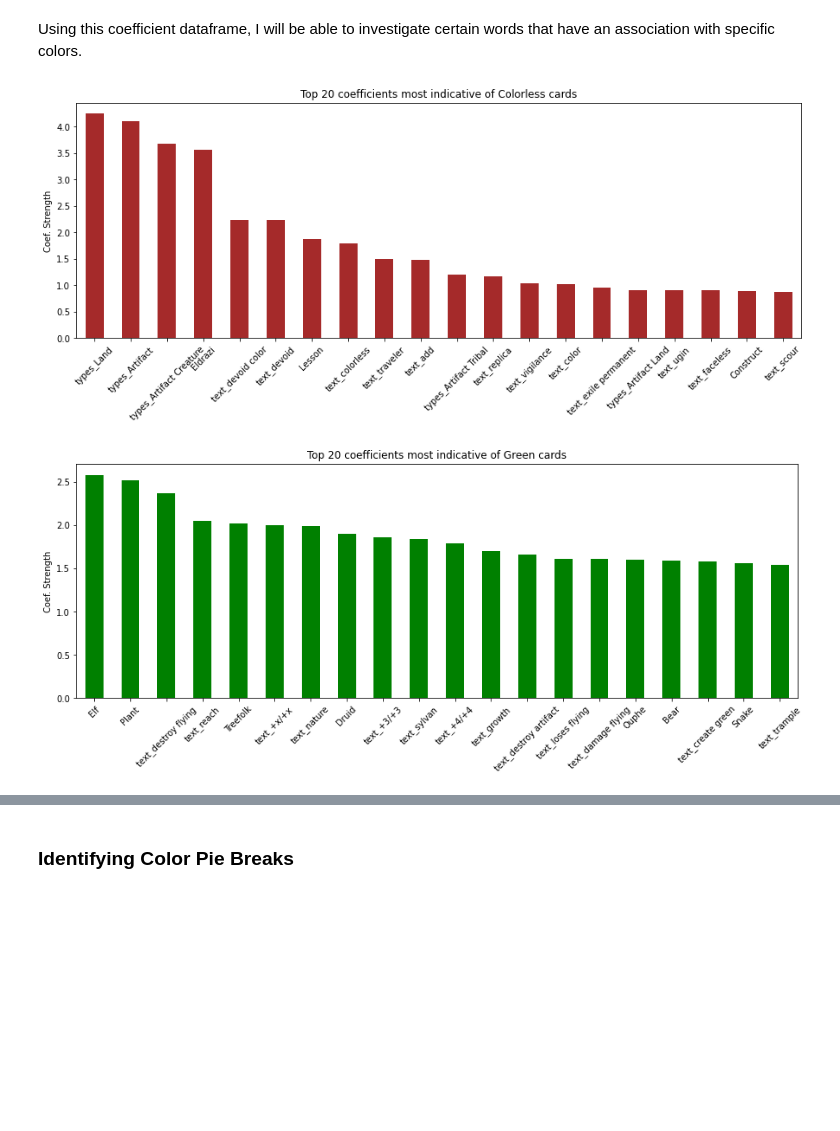
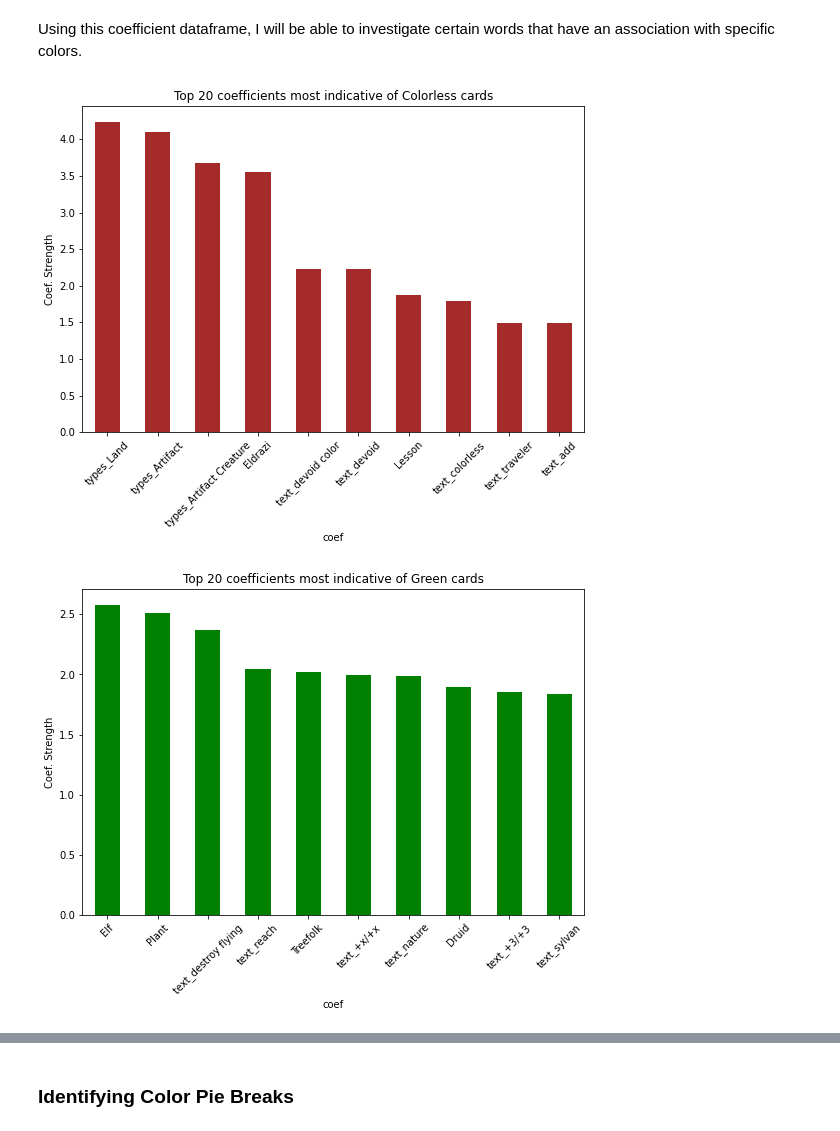
Before and after one commit to ray-cw/MTG-Color-Classifier, a Jupyter notebook: MTG Color Classifier.ipynb, the cells around one changed output, grey strips where cells are left out. Drawn from its saved outputs; the diff is of its cells as text; code cells hidden in the pictures; blank space fills up the shorter version.

```diff
--- a/MTG Color Classifier.ipynb
+++ b/MTG Color Classifier.ipynb
@@ -464,8 +468,8 @@ for c in range(6):
         index=bagofwords.get_feature_names()
     ).sort_values("counts", ascending=False)
 
-    wc_df.head(20).plot(kind="bar", figsize=(15, 5), legend=False, color=color_codes[c] )
-    plt.title(f"Top 20 most frequently occurring words amongst {target_classes[c]} cards")
+    wc_df.head(10).plot(kind="bar", figsize=(8, 5), legend=False, color=color_codes[c] )
+    plt.title(f"Top 10 most frequently occurring words amongst {target_classes[c]} cards")
     plt.ylabel("Count")
     plt.xticks(rotation=45)
     plt.savefig(f'visualizations/freqcharts/{target_classes[c]}.png', bbox_inches='tight', dpi=300)
@@ -764,15 +823,15 @@ Using this coefficient dataframe, I will be able to investigate certain words th
 # %%
 for c in range(6):
 
     temp_df = coef_df[c]
 
 
-    temp_df.sort_values(ascending=False).head(20).plot(kind="bar", figsize=(15, 5), legend=False, color=color_codes[c] )
+    temp_df.sort_values(ascending=False).head(10).plot(kind="bar", figsize=(9, 6), legend=False, color=color_codes[c] )
     plt.title(f"Top 20 coefficients most indicative of {target_classes[c]} cards")
     plt.ylabel("Coef. Strength")
     plt.xticks(rotation=45)
     plt.savefig(f'visualizations/coefcharts/{target_classes[c]}.png', bbox_inches='tight', dpi=300)
     plt.show()
 # %% [output]
-[figure, old version]
+[figure, new version]
-[figure, old version]
+[figure, new version]
```
Also changed, not shown: parts of 19 cells of this notebook, 4 other files.
